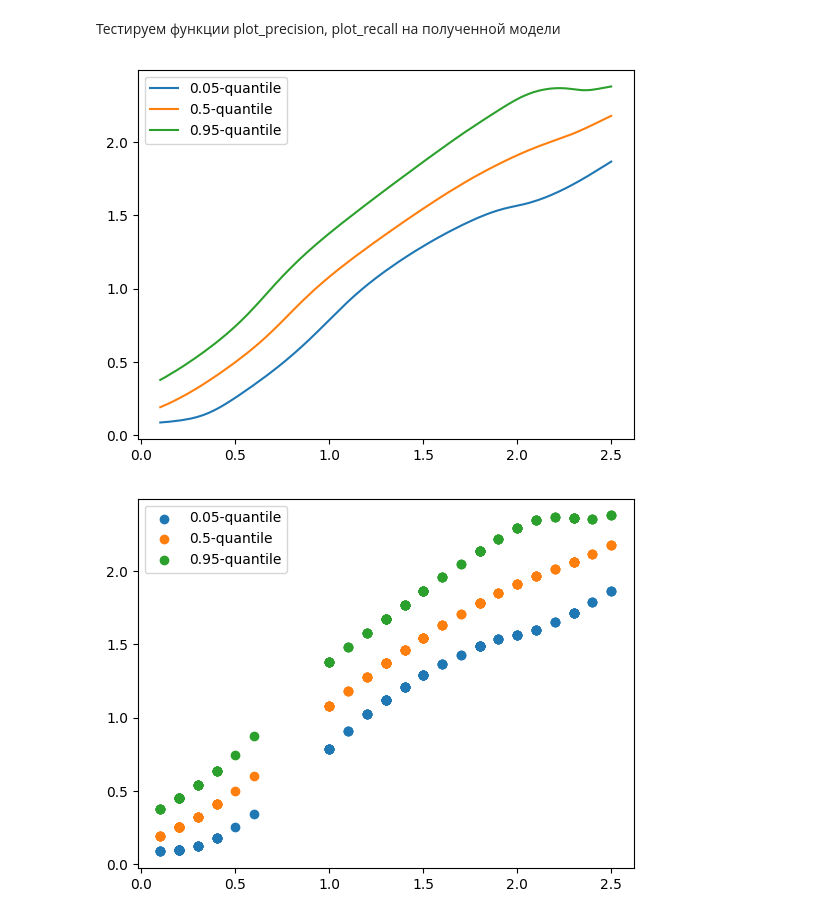
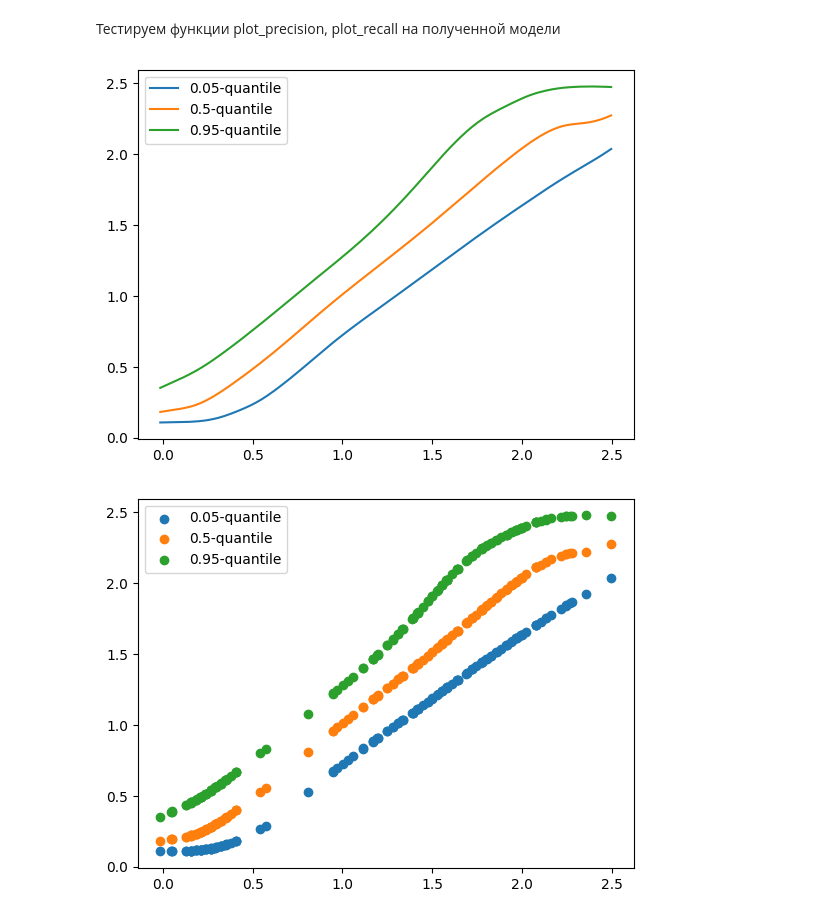
Before and after one commit to Bogachevv/StatProject, a Jupyter notebook: test1.ipynb, the cells around one changed output. Drawn from its saved outputs; the diff is of its cells as text; code cells hidden in the pictures.

```diff
--- a/test1.ipynb
+++ b/test1.ipynb
@@ -49,11 +49,11 @@ plt.legend(["Train", "Test", "Predicted"])
 y_act = iris_values
 y_pred = reg.predict(iris_features)
 # %%
-plot_precision(y_pred, y_act, plt_mode='raw', quantiles=[0.05, 0.5, 0.95])
+plot_precision(y_act, y_pred, plt_mode='raw', quantiles=[0.05, 0.5, 0.95])
 # %% [output]
-[figure, old version]
+[figure, new version]
 # %%
-plot_precision(y_pred, y_act, plt_mode='raw', plotter_mode='scatter')
+plot_precision(y_act, y_pred, plt_mode='raw', plotter_mode='scatter')
 # %% [output]
-[figure, old version]
+[figure, new version]
 # %%
```
Also changed, not shown: parts of 5 cells of this notebook, 1 other file.
